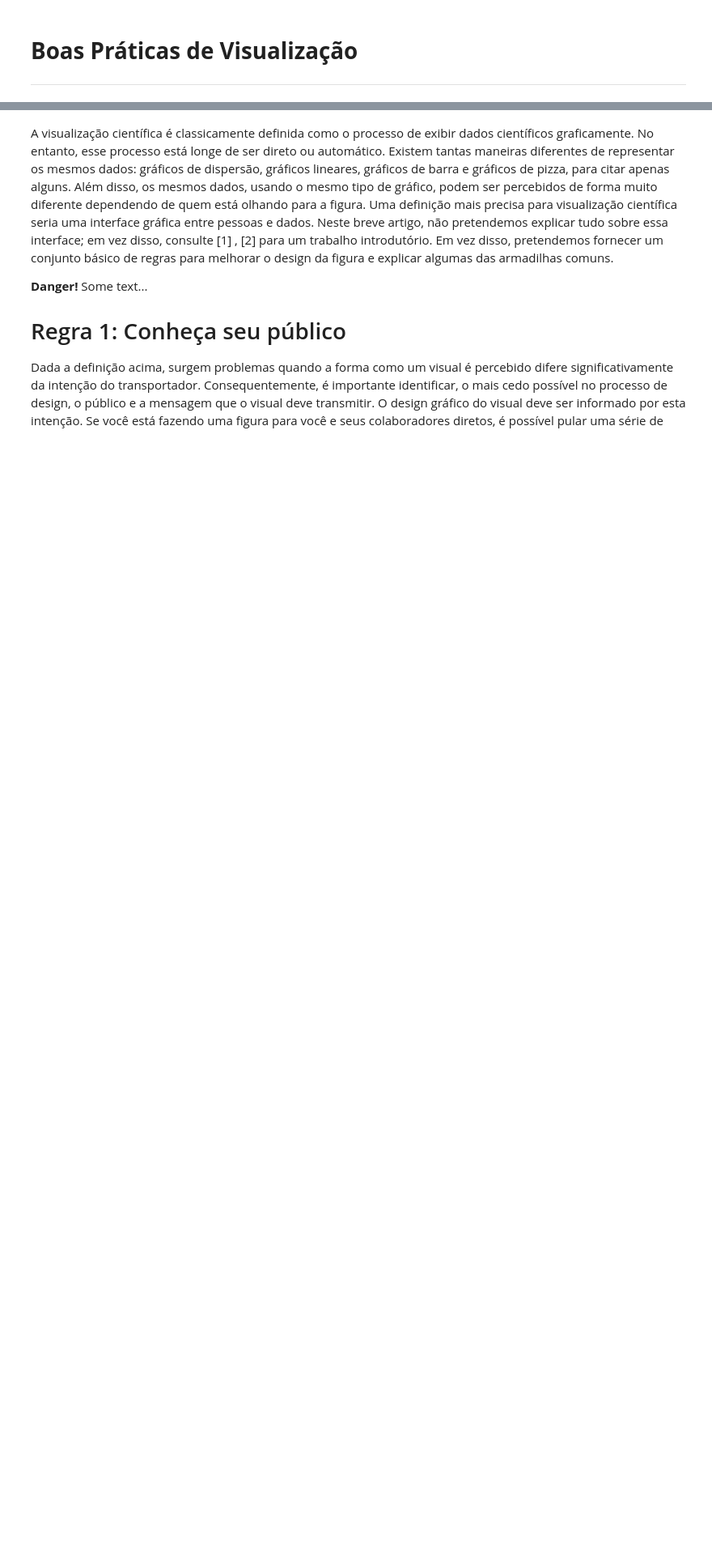
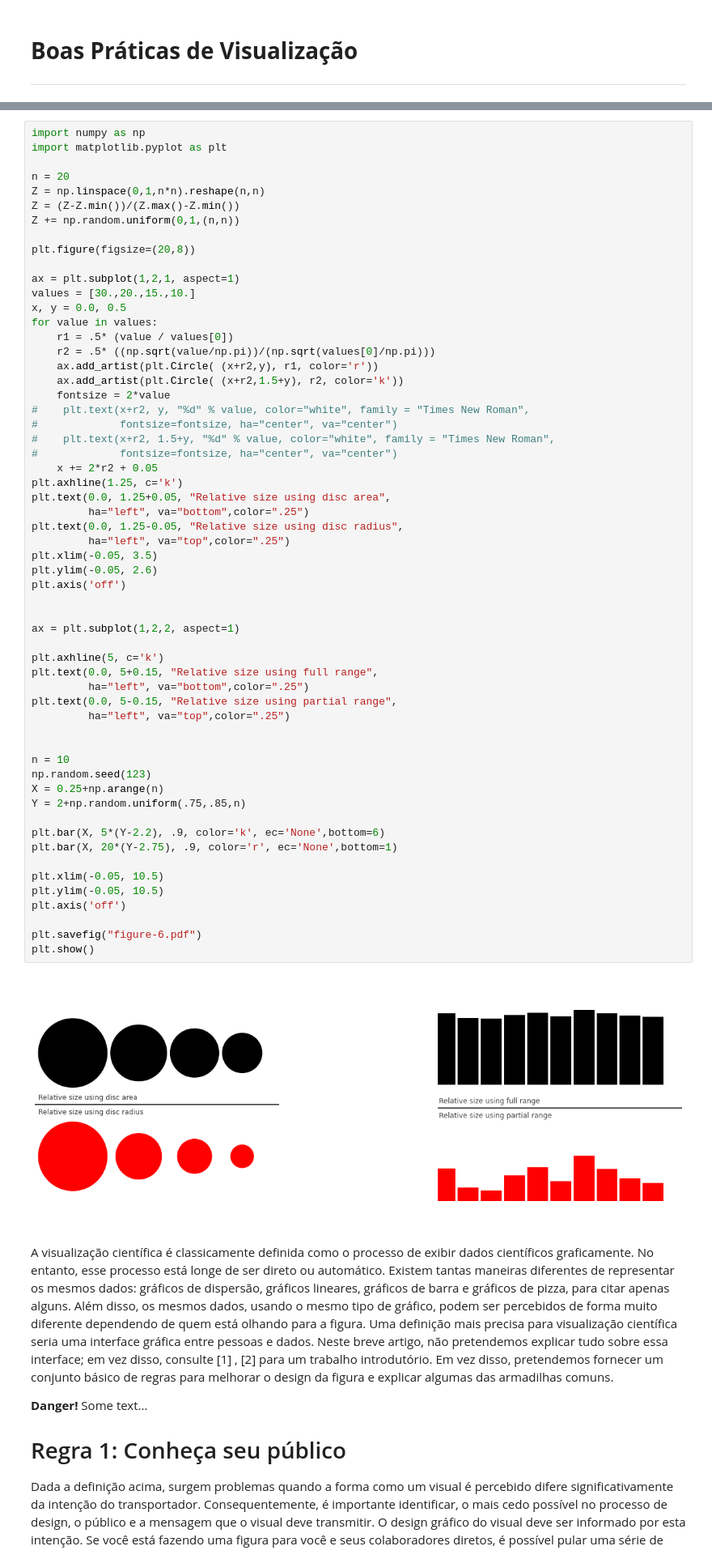
Before and after one commit to Rogerio-mack/Visualizacao-de-Dados-em-Python, a Jupyter notebook: c7_parte_1.ipynb, the cells around one changed output, grey strips where cells are left out. Shown at 81% size. Cells and saved outputs as stored; diff of their text form; blank space fills up the shorter version.

```diff
--- a/c7_parte_1.ipynb
+++ b/c7_parte_1.ipynb
@@ -12,3 +158,63 @@ Published: September 11, 2014https://doi.org/10.1371/journal.pcbi.1003833
+# %%
+import numpy as np
+import matplotlib.pyplot as plt
+
+n = 20
+Z = np.linspace(0,1,n*n).reshape(n,n)
+Z = (Z-Z.min())/(Z.max()-Z.min())
+Z += np.random.uniform(0,1,(n,n))
+
+plt.figure(figsize=(20,8))
+
+ax = plt.subplot(1,2,1, aspect=1)
+values = [30.,20.,15.,10.]
+x, y = 0.0, 0.5
+for value in values:
+    r1 = .5* (value / values[0])
+    r2 = .5* ((np.sqrt(value/np.pi))/(np.sqrt(values[0]/np.pi)))
+    ax.add_artist(plt.Circle( (x+r2,y), r1, color='r'))
+    ax.add_artist(plt.Circle( (x+r2,1.5+y), r2, color='k'))
+    fontsize = 2*value
+#    plt.text(x+r2, y, "%d" % value, color="white", family = "Times New Roman",
+#             fontsize=fontsize, ha="center", va="center")
+#    plt.text(x+r2, 1.5+y, "%d" % value, color="white", family = "Times New Roman",
+#             fontsize=fontsize, ha="center", va="center")
+    x += 2*r2 + 0.05
+plt.axhline(1.25, c='k')
+plt.text(0.0, 1.25+0.05, "Relative size using disc area",
+         ha="left", va="bottom",color=".25")
+plt.text(0.0, 1.25-0.05, "Relative size using disc radius",
+         ha="left", va="top",color=".25")
+plt.xlim(-0.05, 3.5)
+plt.ylim(-0.05, 2.6)
+plt.axis('off')
+
+
+ax = plt.subplot(1,2,2, aspect=1)
+
+plt.axhline(5, c='k')
+plt.text(0.0, 5+0.15, "Relative size using full range",
+         ha="left", va="bottom",color=".25")
+plt.text(0.0, 5-0.15, "Relative size using partial range",
+         ha="left", va="top",color=".25")
+
+
+n = 10
+np.random.seed(123)
+X = 0.25+np.arange(n)
+Y = 2+np.random.uniform(.75,.85,n)
+
+plt.bar(X, 5*(Y-2.2), .9, color='k', ec='None',bottom=6)
+plt.bar(X, 20*(Y-2.75), .9, color='r', ec='None',bottom=1)
+
+plt.xlim(-0.05, 10.5)
+plt.ylim(-0.05, 10.5)
+plt.axis('off')
+
+plt.savefig("figure-6.pdf")
+plt.show()
+# %% [output]
+[figure, added]
 # %% [markdown]
 A visualização científica é classicamente definida como o processo de exibir dados científicos graficamente. No entanto, esse processo está longe de ser direto ou automático. Existem tantas maneiras diferentes de representar os mesmos dados: gráficos de dispersão, gráficos lineares, gráficos de barra e gráficos de pizza, para citar apenas alguns. Além disso, os mesmos dados, usando o mesmo tipo de gráfico, podem ser percebidos de forma muito diferente dependendo de quem está olhando para a figura. Uma definição mais precisa para visualização científica seria uma interface gráfica entre pessoas e dados. Neste breve artigo, não pretendemos explicar tudo sobre essa interface; em vez disso, consulte [1] , [2] para um trabalho introdutório. Em vez disso, pretendemos fornecer um conjunto básico de regras para melhorar o design da figura e explicar algumas das armadilhas comuns.
 
```
Also changed, not shown: parts of 12 cells of this notebook.
